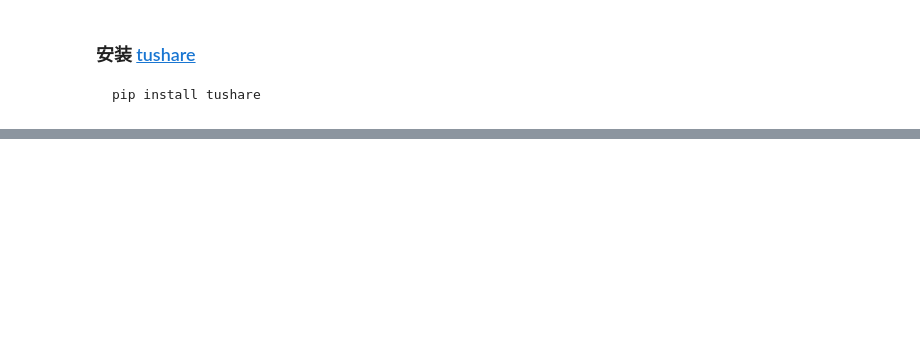
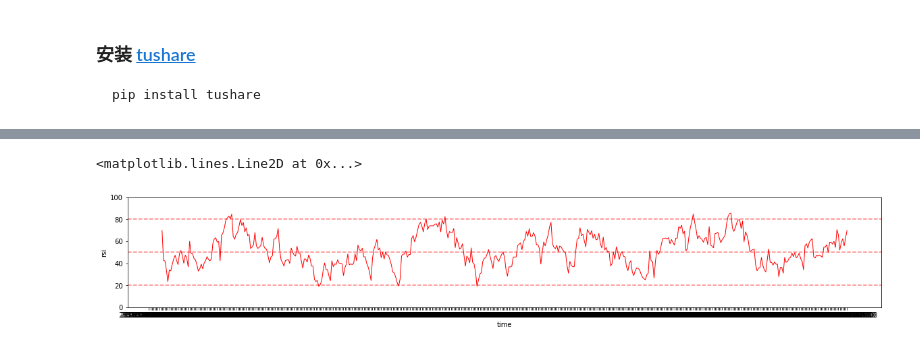
Before and after one commit to huanghan/notebook-01, a Jupyter notebook: tushareAPI.ipynb, the cells around one changed output, grey strips where cells are left out. Cells and saved outputs as stored; diff of their text form; code cells hidden in the pictures; blank space fills up the shorter version.

```diff
--- a/tushareAPI.ipynb
+++ b/tushareAPI.ipynb
@@ -36,3 +43,23 @@ df[["date","close"]]
+# %%
+#绘制RSI线图
+
+
+fig, ax = plt.subplots(figsize=(20,3))
+#设置坐标轴范围
+plt.xlabel('time')
+plt.ylabel('rsi')
+
+#设置坐标轴范围
+#plt.xlim((-5, 5))
+plt.ylim((0, 100))
+
+plt.plot(df["date"],df["rsi"],color='red', linewidth=1.0, linestyle='-')
+plt.axhline(80,alpha=0.5,color='red',linestyle='--')
+plt.axhline(50,alpha=0.5,color='red',linestyle='--')
+plt.axhline(20,alpha=0.5,color='red',linestyle='--')
+# %% [output]
+<matplotlib.lines.Line2D at 0x...>
+[figure, added]
 # %%
 df = ts.get_tick_data('002408',date='2018-05-14')
 df.head(100)
```
Also changed, not shown: parts of 1 cell of this notebook.
